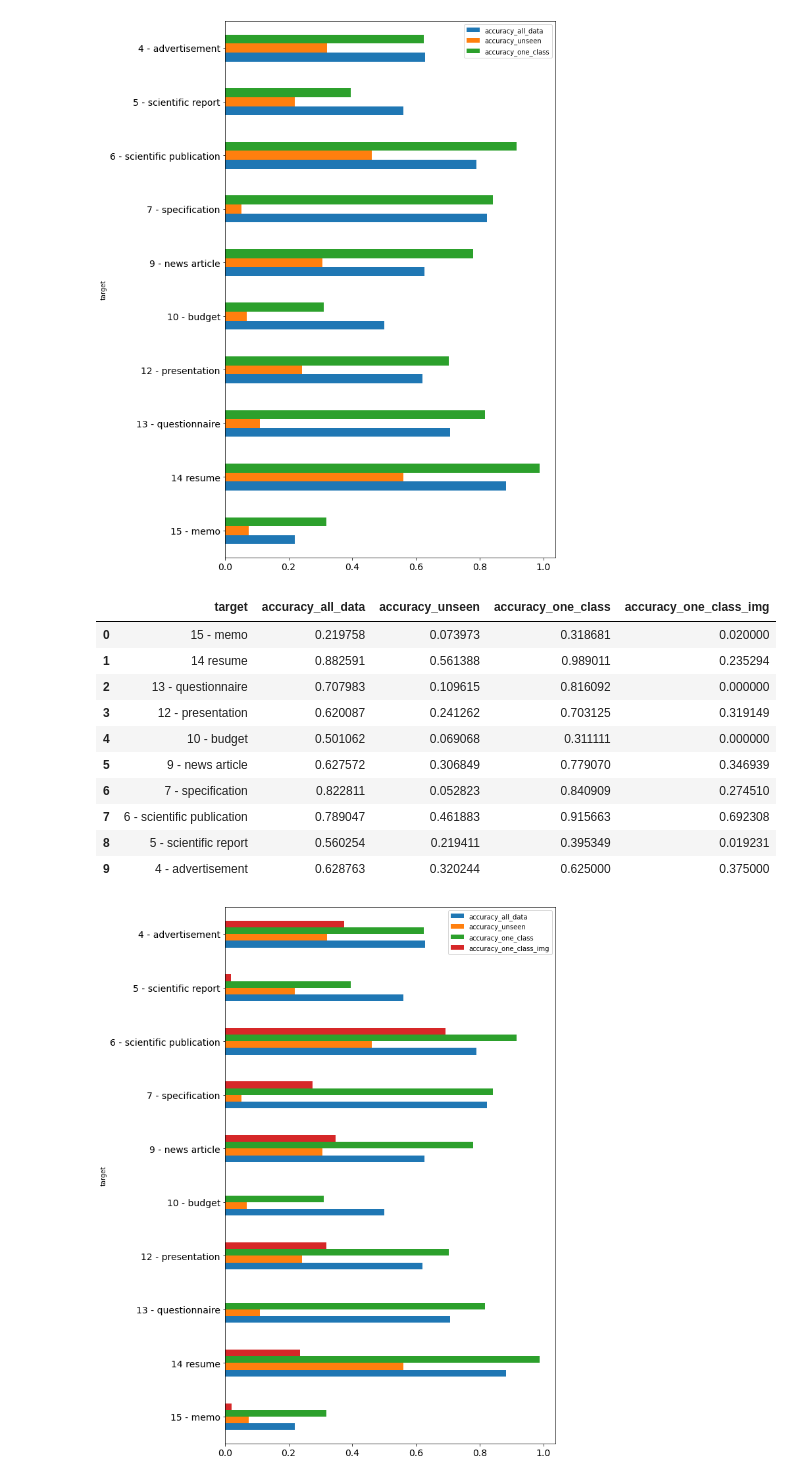
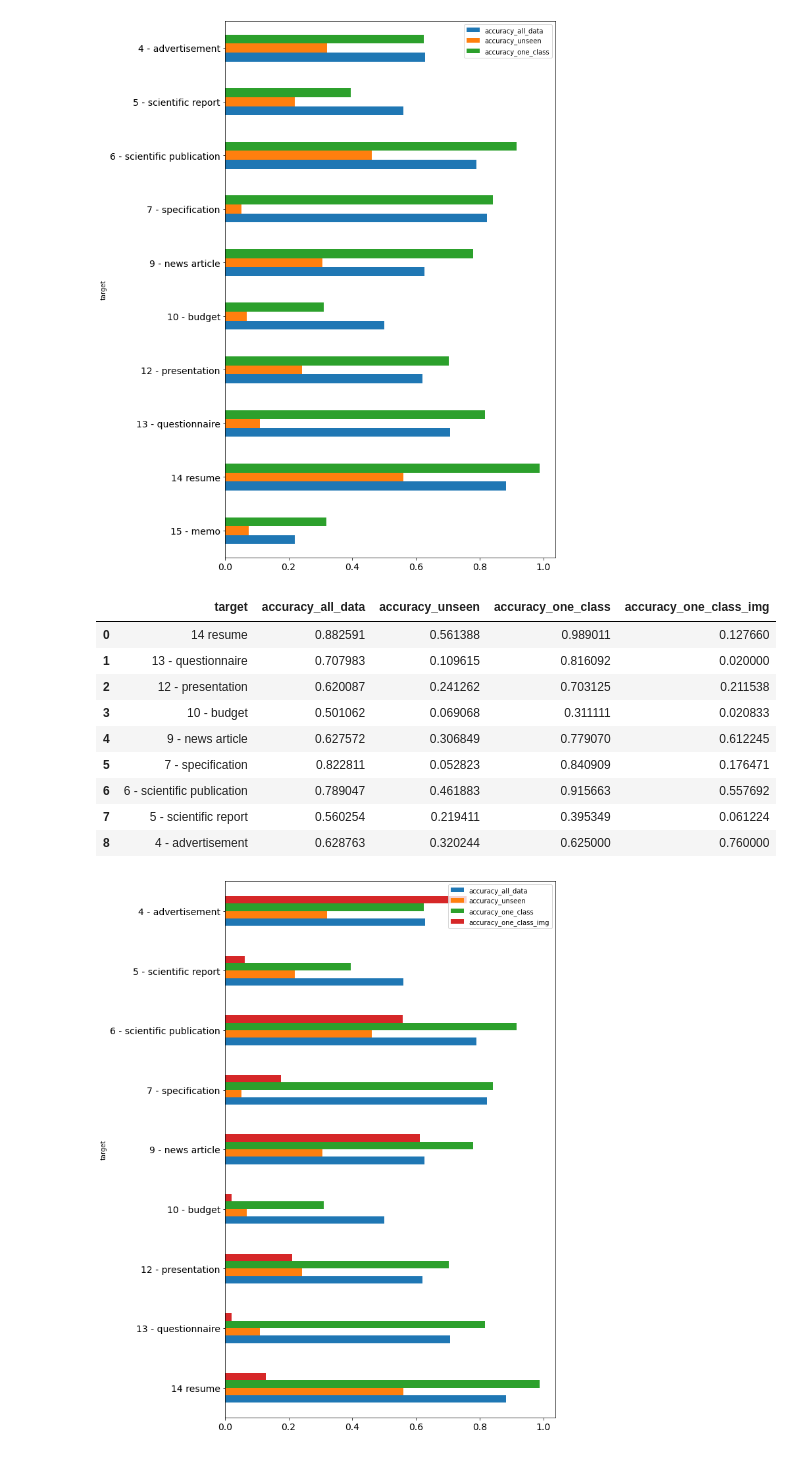
Before and after one commit to pschonev/deepanomaly4docs, a Jupyter notebook: notebooks/results_supervised_experiments.ipynb, the cells around one changed output. Saved outputs shown, nothing was run; the diff lists cells and outputs as text; code cells hidden in the pictures.

Commit message:
updated results for image outlier detection

```diff
--- a/notebooks/results_supervised_experiments.ipynb
+++ b/notebooks/results_supervised_experiments.ipynb
@@ -281,23 +281,22 @@ df_res_comb_oc
 | 9 | 4 - advertisement | 0.628763 | 0.320244 | 0.625000 |
 [figure]
 # %%
-df_one_class_img = pd.read_csv("/home/philipp/projects/dad4td/reports/one_class/img_one_new.tsv", sep="\t")
+df_one_class_img = pd.read_csv("/home/philipp/projects/dad4td/reports/one_class/one_out_img_new.tsv", sep="\t")
 df_one_class_img["target"] = df_one_class_img.cclass.map(lambda x: eval(x)[0])
 df_one_class_img = df_one_class_img.rename(columns={"accuracy": "accuracy_one_class_img"})
 df_one_class_img = df_one_class_img.replace({"target":remap})
 df_res_comb_wimg = df_res_comb_oc.merge(df_one_class_img[["target", "accuracy_one_class_img"]])
 df_res_comb_wimg.plot.barh(stacked=False, figsize=(9,15), fontsize=14, x="target")
 df_res_comb_wimg
 # %% [output]
 |  | target | accuracy_all_data | accuracy_unseen | accuracy_one_class | accuracy_one_class_img |
-| 0 | 15 - memo | 0.219758 | 0.073973 | 0.318681 | 0.020000 |
-| 1 | 14 resume | 0.882591 | 0.561388 | 0.989011 | 0.235294 |
-| 2 | 13 - questionnaire | 0.707983 | 0.109615 | 0.816092 | 0.000000 |
-| 3 | 12 - presentation | 0.620087 | 0.241262 | 0.703125 | 0.319149 |
-| 4 | 10 - budget | 0.501062 | 0.069068 | 0.311111 | 0.000000 |
-| 5 | 9 - news article | 0.627572 | 0.306849 | 0.779070 | 0.346939 |
-| 6 | 7 - specification | 0.822811 | 0.052823 | 0.840909 | 0.274510 |
-| 7 | 6 - scientific publication | 0.789047 | 0.461883 | 0.915663 | 0.692308 |
-| 8 | 5 - scientific report | 0.560254 | 0.219411 | 0.395349 | 0.019231 |
-| 9 | 4 - advertisement | 0.628763 | 0.320244 | 0.625000 | 0.375000 |
+| 0 | 14 resume | 0.882591 | 0.561388 | 0.989011 | 0.127660 |
+| 1 | 13 - questionnaire | 0.707983 | 0.109615 | 0.816092 | 0.020000 |
+| 2 | 12 - presentation | 0.620087 | 0.241262 | 0.703125 | 0.211538 |
+| 3 | 10 - budget | 0.501062 | 0.069068 | 0.311111 | 0.020833 |
+| 4 | 9 - news article | 0.627572 | 0.306849 | 0.779070 | 0.612245 |
+| 5 | 7 - specification | 0.822811 | 0.052823 | 0.840909 | 0.176471 |
+| 6 | 6 - scientific publication | 0.789047 | 0.461883 | 0.915663 | 0.557692 |
+| 7 | 5 - scientific report | 0.560254 | 0.219411 | 0.395349 | 0.061224 |
+| 8 | 4 - advertisement | 0.628763 | 0.320244 | 0.625000 | 0.760000 |
-[figure, old version]
+[figure, new version]
```
